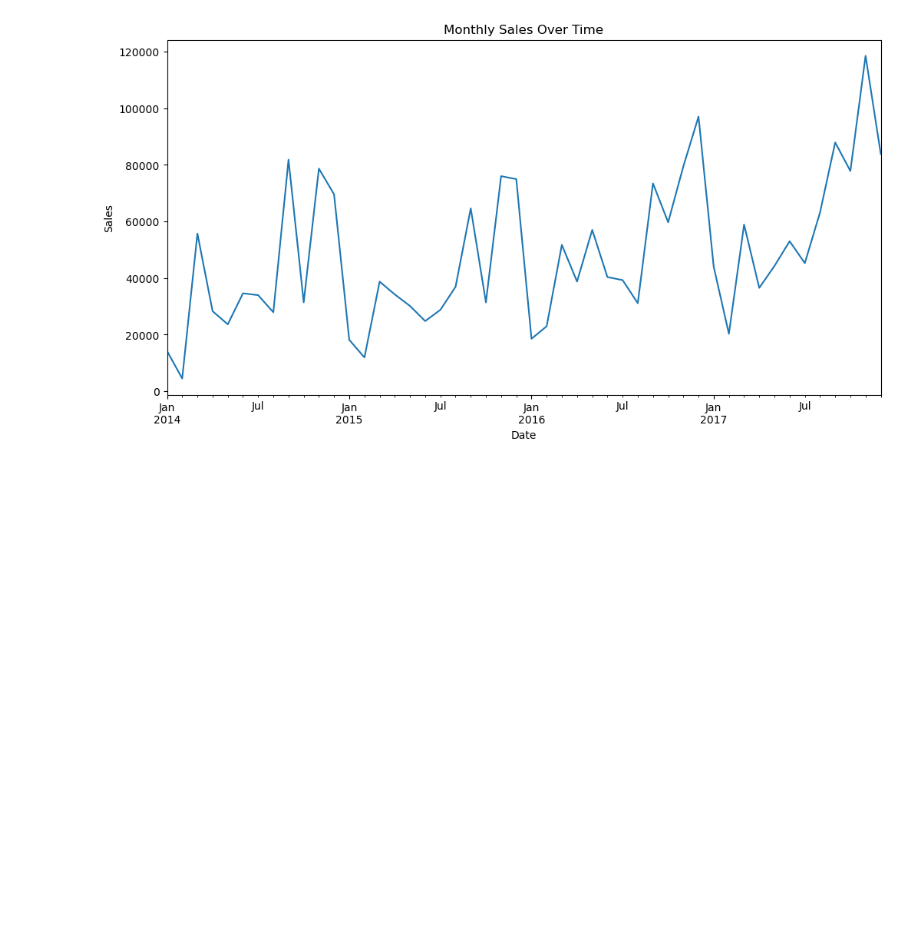
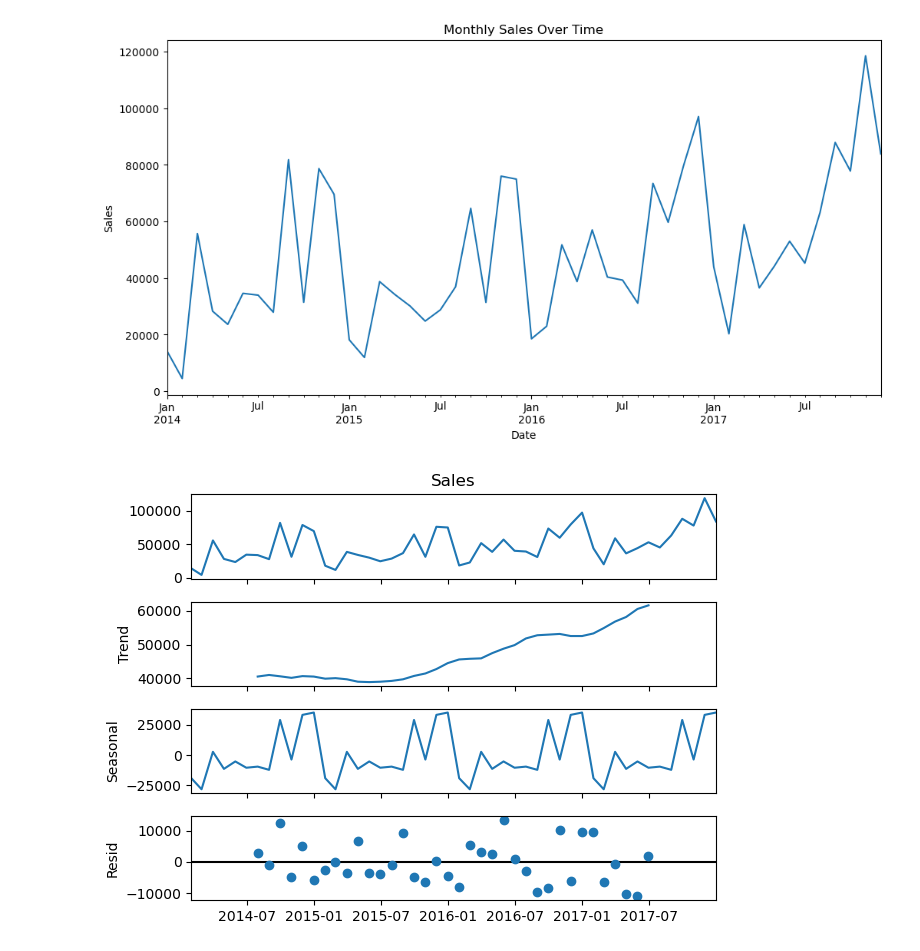
Before and after one commit to yrehim7/superstore_eda_analysis, a Jupyter notebook: main.ipynb, the cells around one changed output. Cells and saved outputs as stored; diff of their text form; code cells hidden in the pictures; blank space fills up the shorter version.

```diff
--- a/main.ipynb
+++ b/main.ipynb
@@ -715,0 +718,6 @@ plt.show()
+# %%
+result = seasonal_decompose(monthly_sales, model='additive')
+result.plot()
+plt.show()
+# %% [output]
+[figure, added]
```
Also changed, not shown: parts of 1 cell of this notebook.
